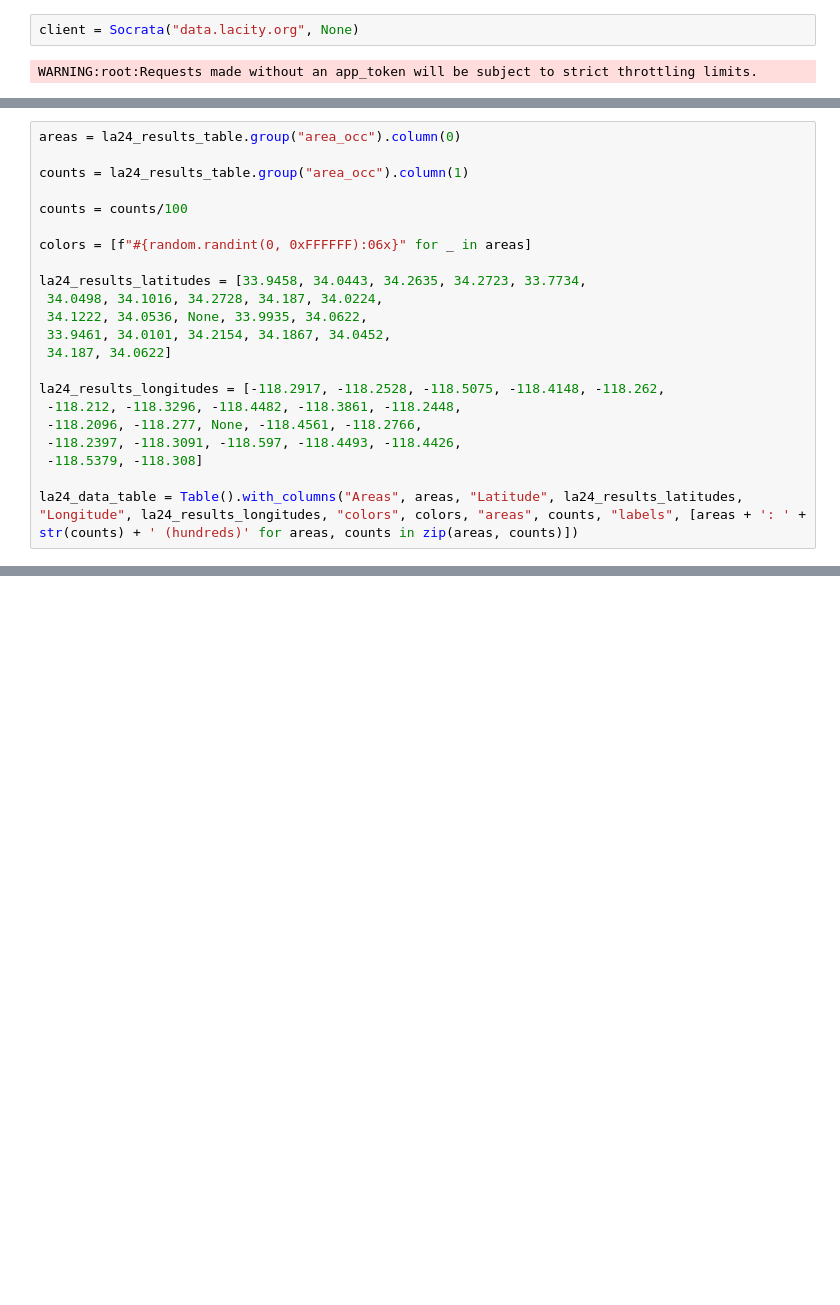
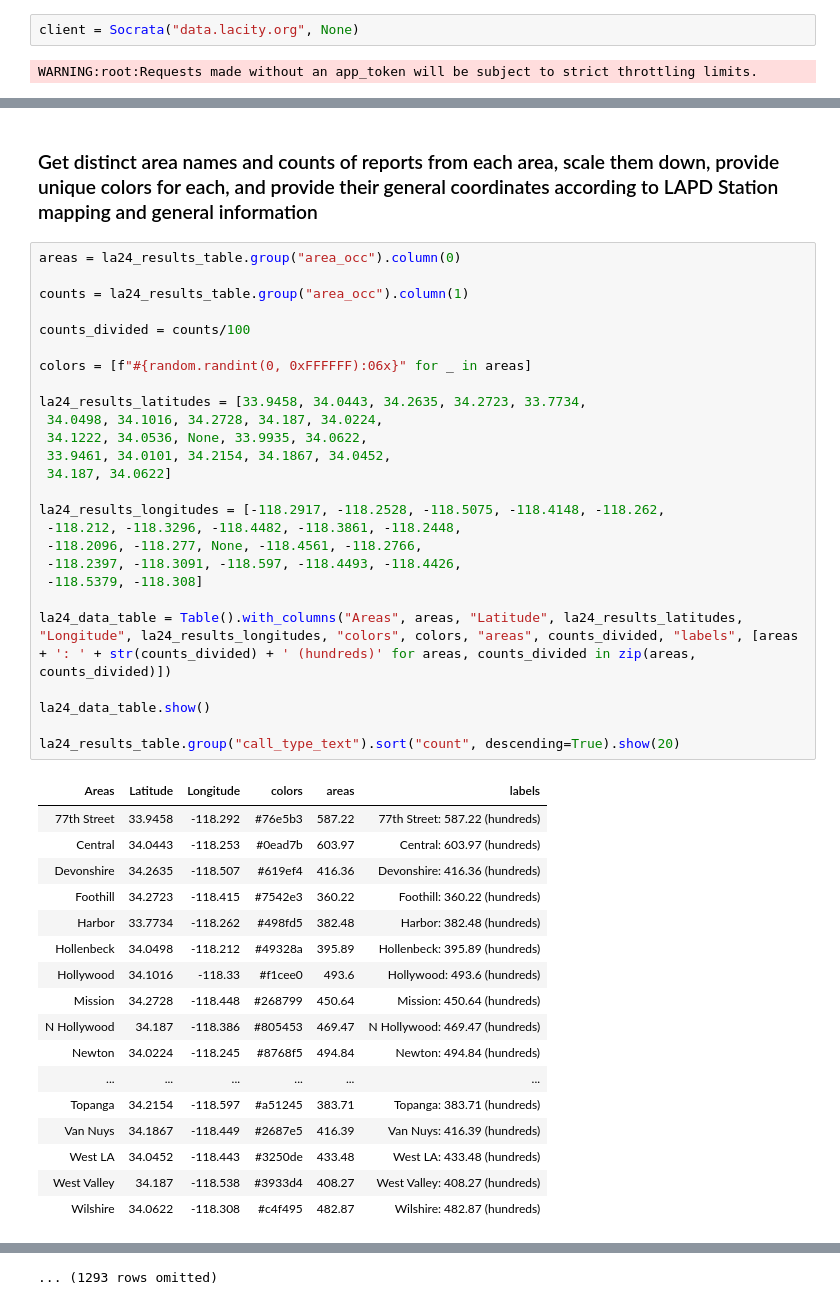
Before and after one commit to toritotony/ASAdatachallenge24, a Jupyter notebook: LAPD_20-24.ipynb, the cells around one changed output, grey strips where cells are left out. Cells and saved outputs as stored; diff of their text form; blank space fills up the shorter version.

```diff
--- a/LAPD_20-24.ipynb
+++ b/LAPD_20-24.ipynb
@@ -31,22 +77,46 @@ la24_results_table = Table().from_df(la24_results_df)
+# %% [markdown]
+### Get distinct area names and counts of reports from each area, scale them down, provide unique colors for each, and provide their general coordinates according to LAPD Station mapping and general information
 # %%
 areas = la24_results_table.group("area_occ").column(0)
 
 counts = la24_results_table.group("area_occ").column(1)
 
-counts = counts/100
+counts_divided = counts/100
 
 colors = [f"#{random.randint(0, 0xFFFFFF):06x}" for _ in areas]
 
 la24_results_latitudes = [33.9458, 34.0443, 34.2635, 34.2723, 33.7734,
  34.0498, 34.1016, 34.2728, 34.187, 34.0224,
  34.1222, 34.0536, None, 33.9935, 34.0622,
  33.9461, 34.0101, 34.2154, 34.1867, 34.0452,
  34.187, 34.0622]
 
 la24_results_longitudes = [-118.2917, -118.2528, -118.5075, -118.4148, -118.262,
  -118.212, -118.3296, -118.4482, -118.3861, -118.2448,
  -118.2096, -118.277, None, -118.4561, -118.2766,
  -118.2397, -118.3091, -118.597, -118.4493, -118.4426,
  -118.5379, -118.308]
 
-la24_data_table = Table().with_columns("Areas", areas, "Latitude", la24_results_latitudes, "Longitude", la24_results_longitudes, "colors", colors, "areas", counts, "labels", [areas + ': ' + str(counts) + ' (hundreds)' for areas, counts in zip(areas, counts)])
+la24_data_table = Table().with_columns("Areas", areas, "Latitude", la24_results_latitudes, "Longitude", la24_results_longitudes, "colors", colors, "areas", counts_divided, "labels", [areas + ': ' + str(counts_divided) + ' (hundreds)' for areas, counts_divided in zip(areas, counts_divided)])
+
+la24_data_table.show()
+
+la24_results_table.group("call_type_text").sort("count", descending=True).show(20)
+# %% [output]
+| Areas | Latitude | Longitude | colors | areas | labels |
+| 77th Street | 33.9458 | -118.292 | #76e5b3 | 587.22 | 77th Street: 587.22 (hundreds) |
+| Central | 34.0443 | -118.253 | #0ead7b | 603.97 | Central: 603.97 (hundreds) |
+| Devonshire | 34.2635 | -118.507 | #619ef4 | 416.36 | Devonshire: 416.36 (hundreds) |
+| Foothill | 34.2723 | -118.415 | #7542e3 | 360.22 | Foothill: 360.22 (hundreds) |
+| Harbor | 33.7734 | -118.262 | #498fd5 | 382.48 | Harbor: 382.48 (hundreds) |
+| Hollenbeck | 34.0498 | -118.212 | #49328a | 395.89 | Hollenbeck: 395.89 (hundreds) |
+| Hollywood | 34.1016 | -118.33 | #f1cee0 | 493.6 | Hollywood: 493.6 (hundreds) |
+| Mission | 34.2728 | -118.448 | #268799 | 450.64 | Mission: 450.64 (hundreds) |
+| N Hollywood | 34.187 | -118.386 | #805453 | 469.47 | N Hollywood: 469.47 (hundreds) |
+| Newton | 34.0224 | -118.245 | #8768f5 | 494.84 | Newton: 494.84 (hundreds) |
+| ... | ... | ... | ... | ... | ... |
+| Topanga | 34.2154 | -118.597 | #a51245 | 383.71 | Topanga: 383.71 (hundreds) |
+| Van Nuys | 34.1867 | -118.449 | #2687e5 | 416.39 | Van Nuys: 416.39 (hundreds) |
+| West LA | 34.0452 | -118.443 | #3250de | 433.48 | West LA: 433.48 (hundreds) |
+| West Valley | 34.187 | -118.538 | #3933d4 | 408.27 | West Valley: 408.27 (hundreds) |
+| Wilshire | 34.0622 | -118.308 | #c4f495 | 482.87 | Wilshire: 482.87 (hundreds) |
@@ -52,0 +140 @@ la24_data_table = Table().with_columns("Areas", areas, "Latitude", la24_results_
+... (1293 rows omitted)
```
Also changed, not shown: parts of 45 cells of this notebook, 43 other files.
